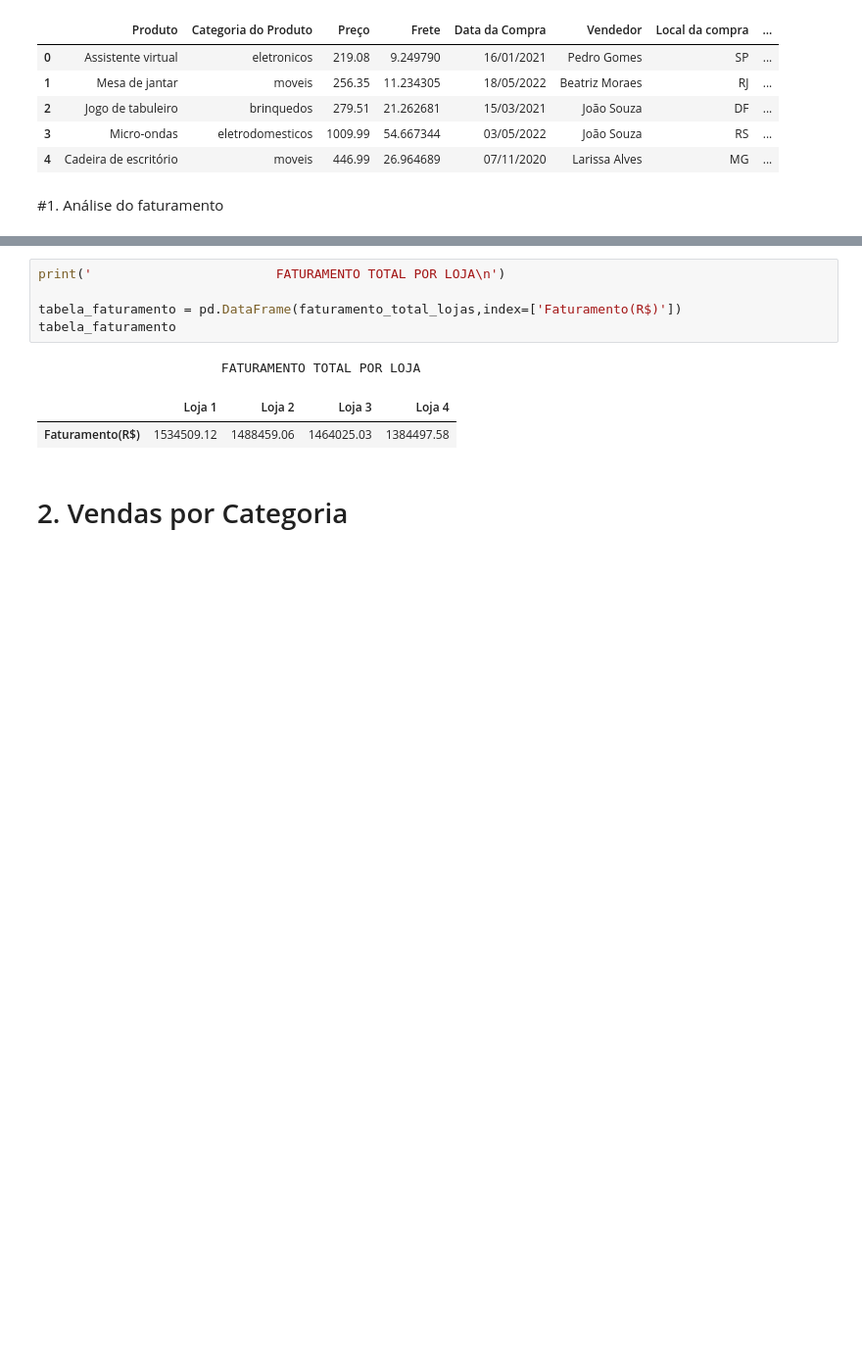
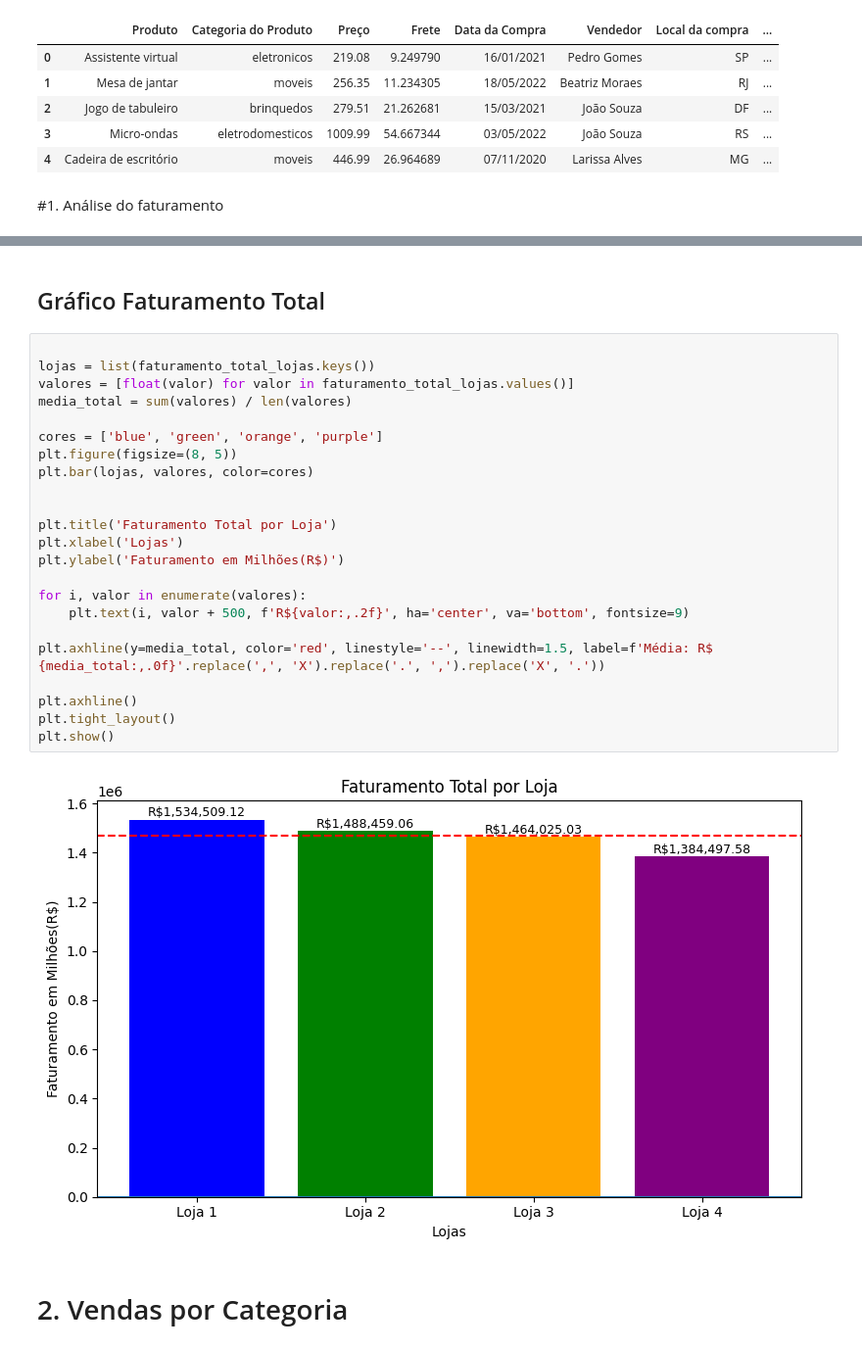
Before and after one commit to GabrielMS-cmd/Desafio_AluraStore, a Jupyter notebook: Desafio_LojasAlura_byGabriel.ipynb, the cells around one changed output, grey strips where cells are left out. Shown at 98% size. Cells and saved outputs as stored; diff of their text form; blank space fills up the shorter version.

```diff
--- a/Desafio_LojasAlura_byGabriel.ipynb
+++ b/Desafio_LojasAlura_byGabriel.ipynb
@@ -44,12 +52,30 @@ faturamento_total_lojas = {'Loja 1': round(faturamento(loja), 2),
-# %%
-print('                        FATURAMENTO TOTAL POR LOJA\n')
-
-tabela_faturamento = pd.DataFrame(faturamento_total_lojas,index=['Faturamento(R$)'])
-tabela_faturamento
-# %% [output]
-                        FATURAMENTO TOTAL POR LOJA
-|  | Loja 1 | Loja 2 | Loja 3 | Loja 4 |
-| Faturamento(R$) | 1534509.12 | 1488459.06 | 1464025.03 | 1384497.58 |
+# %% [markdown]
+## Gráfico Faturamento Total
+# %%
+
+lojas = list(faturamento_total_lojas.keys())
+valores = [float(valor) for valor in faturamento_total_lojas.values()]
+media_total = sum(valores) / len(valores)
+
+cores = ['blue', 'green', 'orange', 'purple']
+plt.figure(figsize=(8, 5))
+plt.bar(lojas, valores, color=cores)
+
+
+plt.title('Faturamento Total por Loja')
+plt.xlabel('Lojas')
+plt.ylabel('Faturamento em Milhões(R$)')
+
+for i, valor in enumerate(valores):
+    plt.text(i, valor + 500, f'R${valor:,.2f}', ha='center', va='bottom', fontsize=9)
+
+plt.axhline(y=media_total, color='red', linestyle='--', linewidth=1.5, label=f'Média: R$ {media_total:,.0f}'.replace(',', 'X').replace('.', ',').replace('X', '.'))
+
+plt.axhline()
+plt.tight_layout()
+plt.show()
+# %% [output]
+[figure, added]
 # %% [markdown]
 # 2. Vendas por Categoria
 # %%
```
Also changed, not shown: parts of 17 cells of this notebook.
